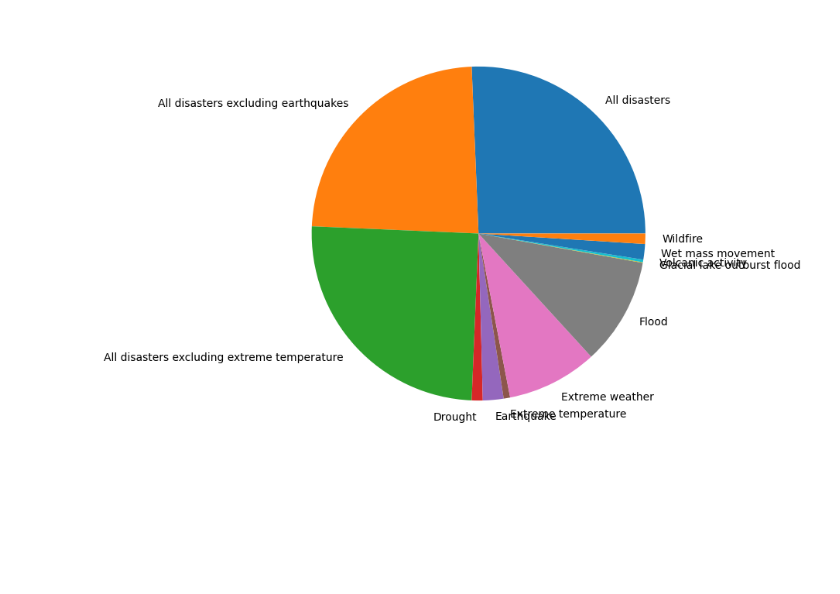
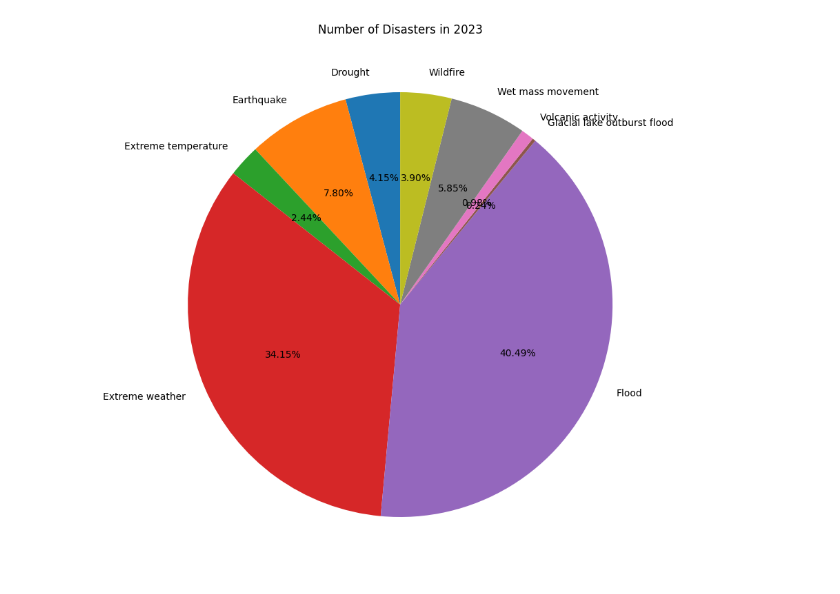
Before and after one commit to MihirDixit14/Natural-Disaster-Survey, a Jupyter notebook: Disaster.ipynb, the cells around one changed output. Cells and saved outputs as stored; diff of their text form; code cells hidden in the pictures; blank space fills up the shorter version.

```diff
--- a/Disaster.ipynb
+++ b/Disaster.ipynb
@@ -23,8 +21,9 @@ plt.show()
 # %%
 df = pd.read_csv(r'./disaster-events new.csv')
-df_pie = df[(df['Year']== 2023) & (df['Entity']="All Disasters")]
-fig=plt.figure(figsize=(10,7))
-plt.pie(df_pie['Disasters'], labels=df_pie['Entity'])
+df_pie = df[(df['Year'] == 2023) & (~df['Entity'].str.startswith("All disasters"))]
+fig = plt.figure(figsize=(15, 10))
+plt.title("Number of Disasters in 2023")
+plt.pie(df_pie['Disasters'], labels=df_pie['Entity'],autopct='%2.2f%%', startangle=90)
 plt.show()
 # %% [output]
-[figure, old version]
+[figure, new version]
```
Also changed, not shown: parts of 2 cells of this notebook.
